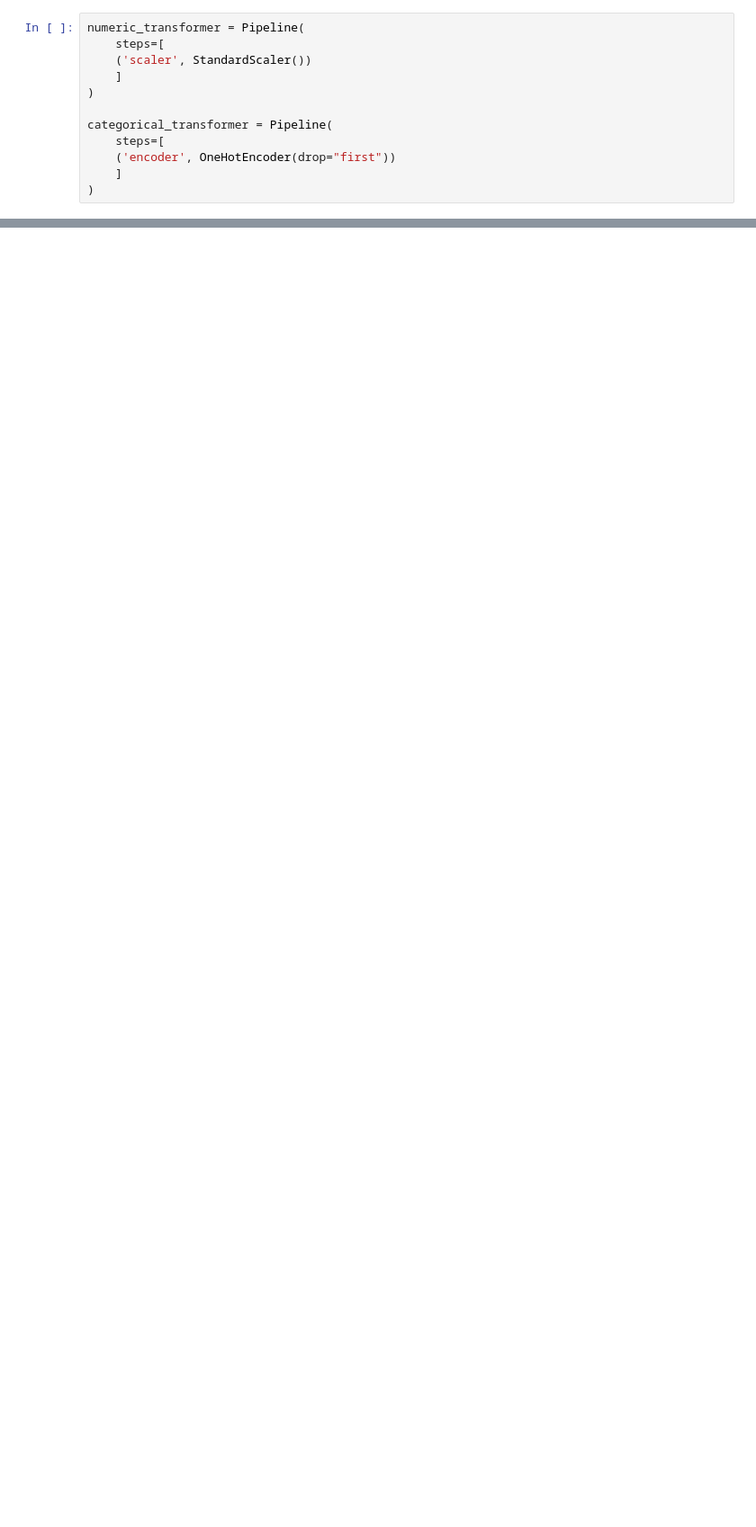
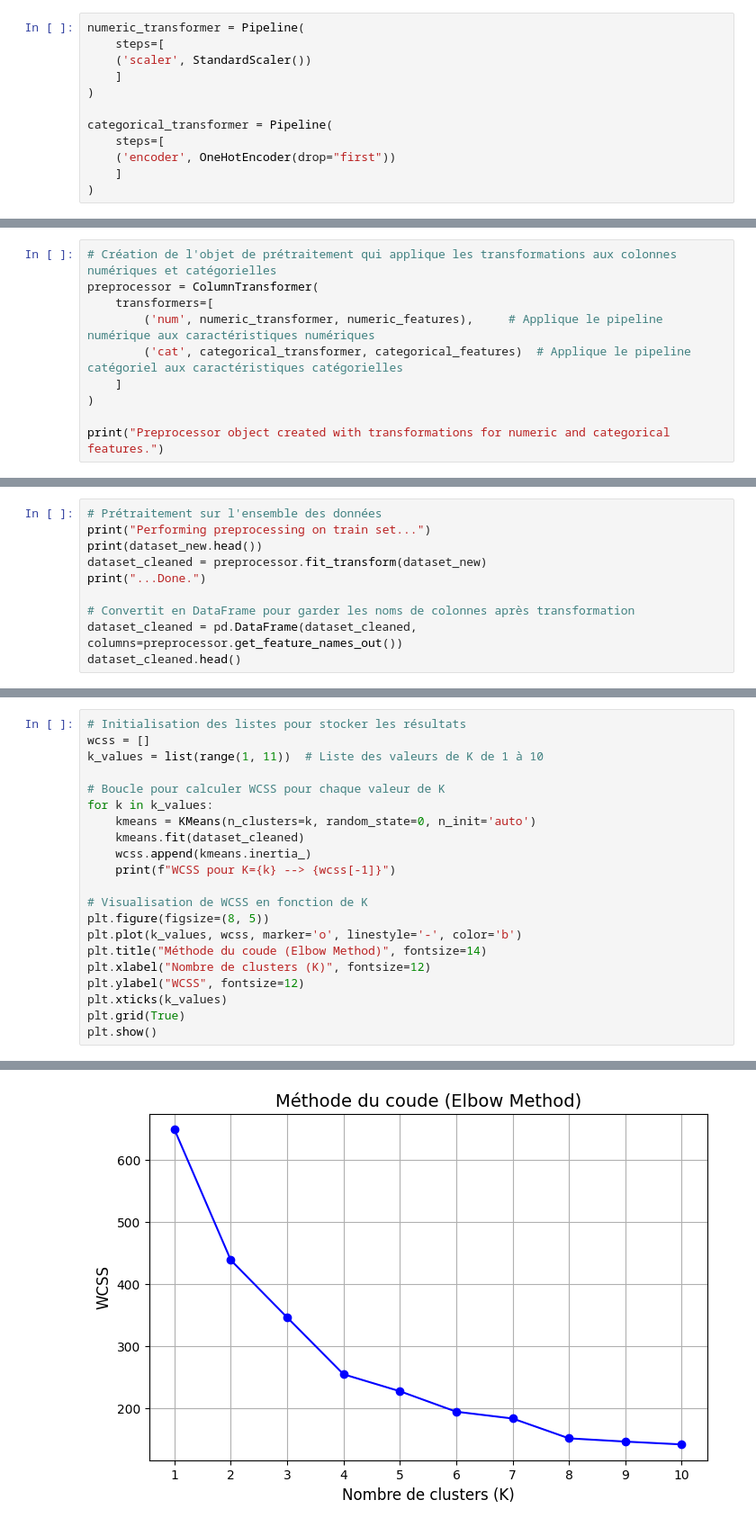
Before and after one commit to msche81/2-Jedha_Fullstack, a Jupyter notebook: 7_unsupervised_machine_learning/1_KMeans/1-2_Know_your_customers_KMeans.ipynb, the cells around one changed output, grey strips where cells are left out. Shown at 90% size. Drawn from its saved outputs; the diff is of its cells as text; blank space fills up the shorter version.

```diff
--- a/7_unsupervised_machine_learning/1_KMeans/1-2_Know_your_customers_KMeans.ipynb
+++ b/7_unsupervised_machine_learning/1_KMeans/1-2_Know_your_customers_KMeans.ipynb
@@ -108,0 +117,10 @@ preprocessor = Column
+# %%
+# Création de l'objet de prétraitement qui applique les transformations aux colonnes numériques et catégorielles
+preprocessor = ColumnTransformer(
+    transformers=[
+        ('num', numeric_transformer, numeric_features),     # Applique le pipeline numérique aux caractéristiques numériques
+        ('cat', categorical_transformer, categorical_features)  # Applique le pipeline catégoriel aux caractéristiques catégorielles
+    ]
+)
+
+print("Preprocessor object created with transformations for numeric and categorical features.")
@@ -108,0 +129,10 @@ preprocessor = Column
+# %%
+# Prétraitement sur l'ensemble des données
+print("Performing preprocessing on train set...")
+print(dataset_new.head())
+dataset_cleaned = preprocessor.fit_transform(dataset_new)
+print("...Done.")
+
+# Convertit en DataFrame pour garder les noms de colonnes après transformation
+dataset_cleaned = pd.DataFrame(dataset_cleaned, columns=preprocessor.get_feature_names_out())
+dataset_cleaned.head()
@@ -108,0 +156,22 @@ preprocessor = Column
+# %%
+# Initialisation des listes pour stocker les résultats
+wcss = []
+k_values = list(range(1, 11))  # Liste des valeurs de K de 1 à 10
+
+# Boucle pour calculer WCSS pour chaque valeur de K
+for k in k_values:
+    kmeans = KMeans(n_clusters=k, random_state=0, n_init='auto')
+    kmeans.fit(dataset_cleaned)
+    wcss.append(kmeans.inertia_)
+    print(f"WCSS pour K={k} --> {wcss[-1]}")
+
+# Visualisation de WCSS en fonction de K
+plt.figure(figsize=(8, 5))
+plt.plot(k_values, wcss, marker='o', linestyle='-', color='b')
+plt.title("Méthode du coude (Elbow Method)", fontsize=14)
+plt.xlabel("Nombre de clusters (K)", fontsize=12)
+plt.ylabel("WCSS", fontsize=12)
+plt.xticks(k_values)
+plt.grid(True)
+plt.show()
+# %% [output]
@@ -108,0 +188 @@ preprocessor = Column
+[figure, added]
```
Also changed, not shown: parts of 17 cells of this notebook.
